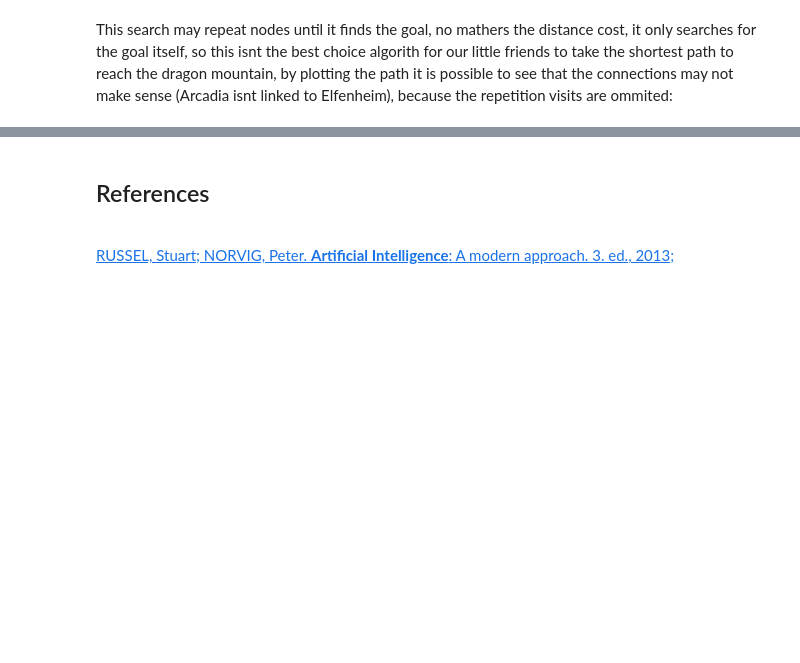
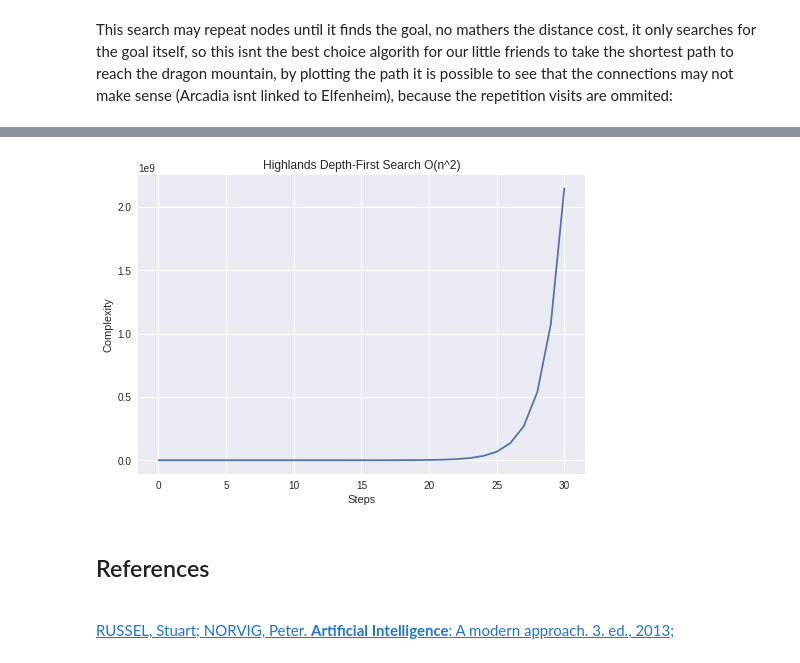
Before and after one commit to brunolcarli/GooGraph, a Jupyter notebook: graph_search.ipynb, the cells around one changed output, grey strips where cells are left out. Saved outputs shown, nothing was run; the diff lists cells and outputs as text; code cells hidden in the pictures; blank space fills up the shorter version.

Commit message:
ADD depth first search implementation

```diff
--- a/graph_search.ipynb
+++ b/graph_search.ipynb
@@ -472,0 +487,25 @@ plt.show()
+# %%
+class Heap:
+    def __init__(self, *elements):
+        self._items = [i for i in elements]
+
+    @property
+    def empty(self):
+        """ Checks if heap queue is empty """
+        return not self._items
+
+    def insert(self, item):
+        """ Inserts an item on the heap queue """
+        self._items.append(item)
+
+    def next(self):
+        """ Returns top item from the stack """
+        if self.empty:
+            raise Exception('HeapQueue is empty!')
+        return  self._items.pop(-1)
+
+    def __repr__(self):
+        return str(self._items)
+
+    def __str__(self):
+        return self._items
@@ -472,0 +556,12 @@ plt.show()
+# %%
+depth_result = depth_first_search(highlands_graph, 'Case Town', 'Vault Gisley')
+
+# Show table for better visualization
+path =  ' --> '.join(depth_result['path'])
+pd.DataFrame(
+    [
+        'Path: ', path,
+        'Steps:', len(depth_result['steps']),
+        'Total distance:', depth_result["total_distance"]
+    ],
+    columns=['Results']).style.hide_index()
@@ -473,3 +608,11 @@ plt.show()
+# %%
+plt.plot(depth_result['steps'])
+plt.xlabel('Steps')
+plt.ylabel('Complexity')
+plt.title('Highlands Depth-First Search O(n^2)')
+plt.show()
+# %% [output]
+[figure, added]
 # %% [markdown]
 ## References
 
```
Also changed, not shown: parts of 12 cells of this notebook.
